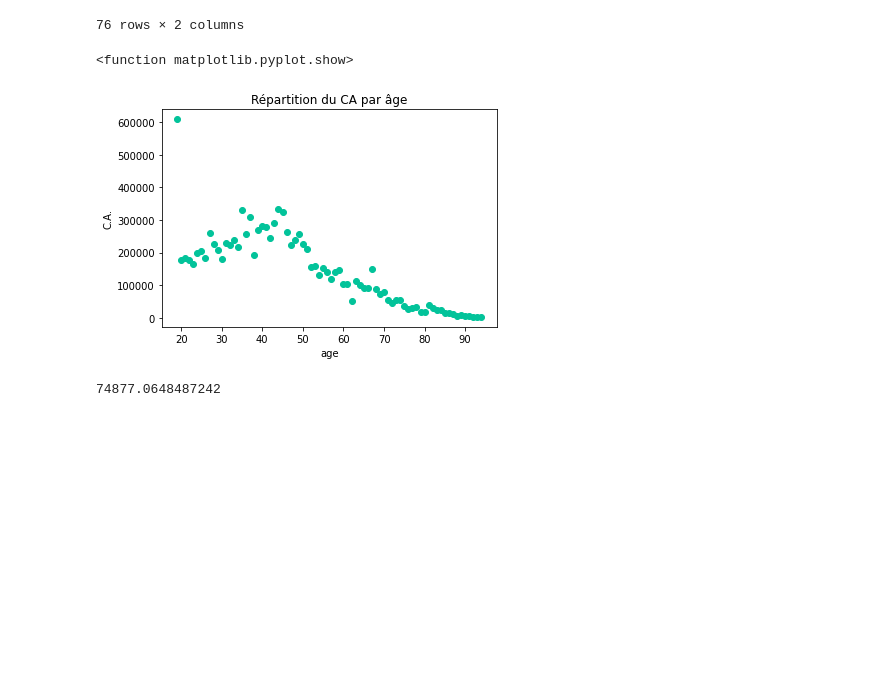
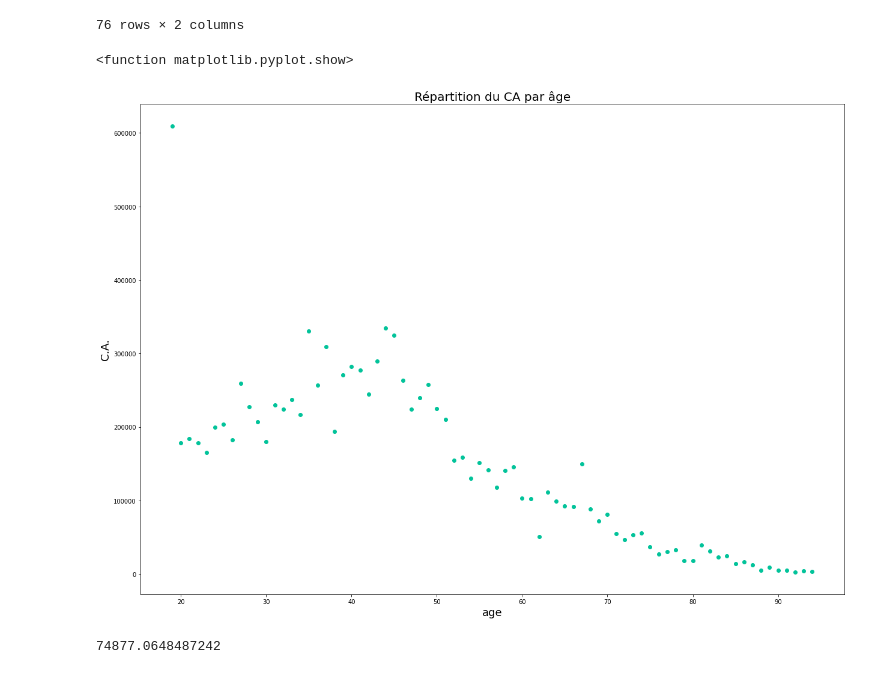
Before and after one commit to Valeeew/Analyze-bookstore-sales, a Jupyter notebook: correlation_testing.ipynb, the cells around one changed output. Saved outputs shown, nothing was run; the diff lists cells and outputs as text; code cells hidden in the pictures; blank space fills up the shorter version.

```diff
--- a/correlation_testing.ipynb
+++ b/correlation_testing.ipynb
@@ -155,14 +157,15 @@ corr_age_ca
 | 75 | 94 | 3221.850000 |
 76 rows × 2 columns
 # %%
+plt.figure(figsize=[21,15])
 plt.plot(corr_age_ca.age,corr_age_ca.price,"o", color="#02c39a")
-plt.xlabel("age")
-plt.ylabel("C.A.")
-plt.title("Répartition du CA par âge")
+plt.xlabel("age", fontsize=18)
+plt.ylabel("C.A.", fontsize=18)
+plt.title("Répartition du CA par âge", fontsize=20)
 plt.show
 # %% [output]
 <function matplotlib.pyplot.show>
-[figure, old version]
+[figure, new version]
 # %%
 from sklearn.linear_model import LinearRegression
 from sklearn.preprocessing import PolynomialFeatures
```
Also changed, not shown: parts of 16 cells of this notebook.
